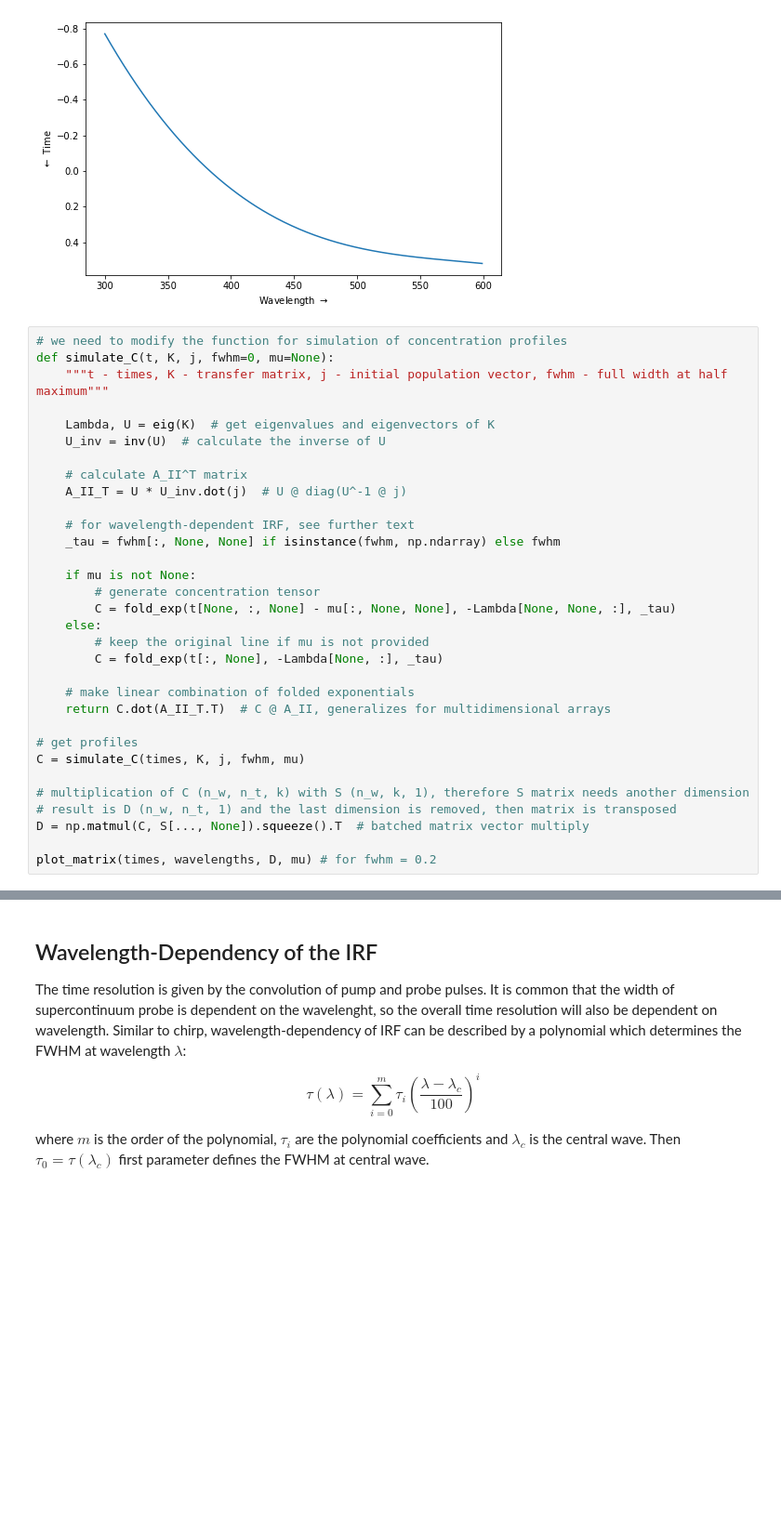
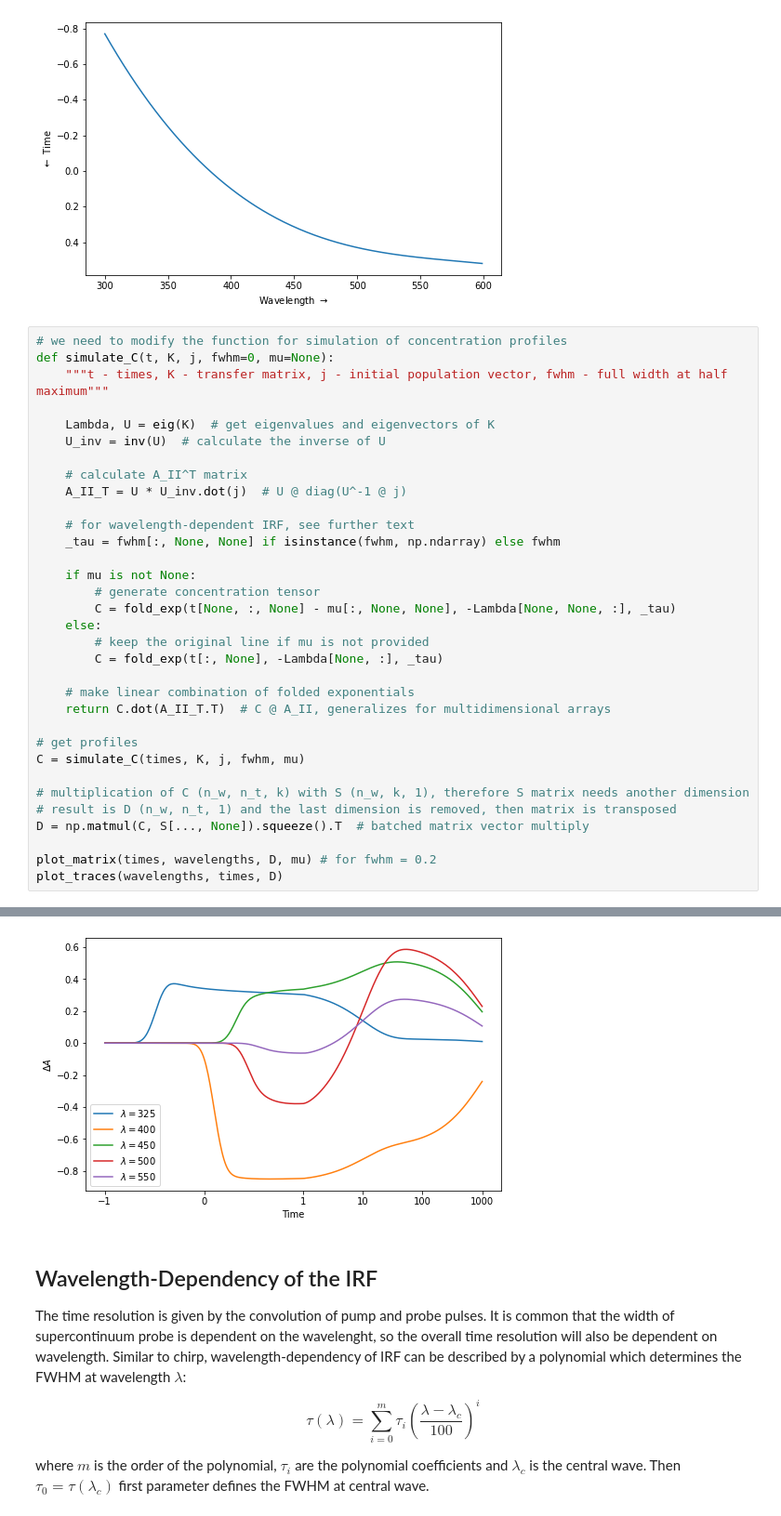
Before and after one commit to dmadea/Jupyter-Tutorials, a Jupyter notebook: Femto + LDM/Femto tutorial.ipynb, the cells around one changed output, grey strips where cells are left out. Shown at 93% size. Cells and saved outputs as stored; diff of their text form; blank space fills up the shorter version.

```diff
--- a/Femto + LDM/Femto tutorial.ipynb
+++ b/Femto + LDM/Femto tutorial.ipynb
@@ -390,33 +406,35 @@ def simulate_C(t, K, j, fwhm=0, mu=None):
 
     Lambda, U = eig(K)  # get eigenvalues and eigenvectors of K
     U_inv = inv(U)  # calculate the inverse of U
 
     # calculate A_II^T matrix
     A_II_T = U * U_inv.dot(j)  # U @ diag(U^-1 @ j)
 
     # for wavelength-dependent IRF, see further text
     _tau = fwhm[:, None, None] if isinstance(fwhm, np.ndarray) else fwhm
 
     if mu is not None:
         # generate concentration tensor
         C = fold_exp(t[None, :, None] - mu[:, None, None], -Lambda[None, None, :], _tau)
     else:
         # keep the original line if mu is not provided
         C = fold_exp(t[:, None], -Lambda[None, :], _tau)
 
     # make linear combination of folded exponentials
     return C.dot(A_II_T.T)  # C @ A_II, generalizes for multidimensional arrays
 
 # get profiles
 C = simulate_C(times, K, j, fwhm, mu)
 
 # multiplication of C (n_w, n_t, k) with S (n_w, k, 1), therefore S matrix needs another dimension
 # result is D (n_w, n_t, 1) and the last dimension is removed, then matrix is transposed
 D = np.matmul(C, S[..., None]).squeeze().T  # batched matrix vector multiply
 
 plot_matrix(times, wavelengths, D, mu) # for fwhm = 0.2
+plot_traces(wavelengths, times, D)
 # %% [output]
 [figure]
+[figure, added]
 # %% [markdown]
 ## Wavelength-Dependency of the IRF
 
```
Also changed, not shown: parts of 41 cells of this notebook.
